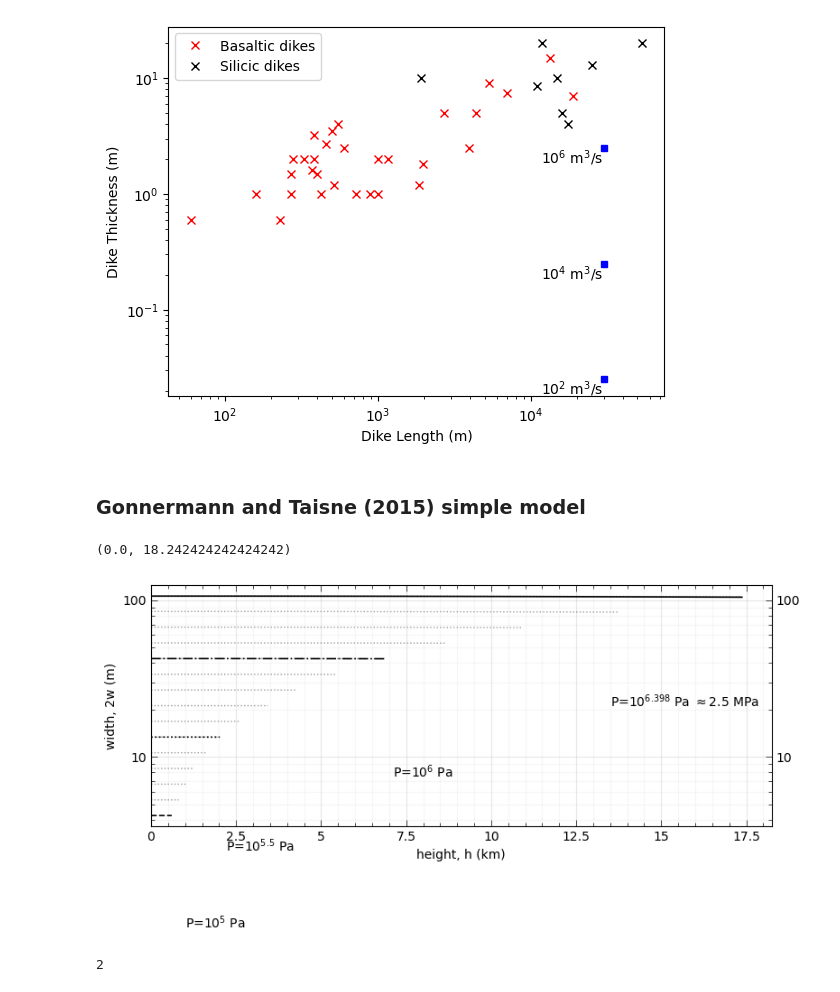
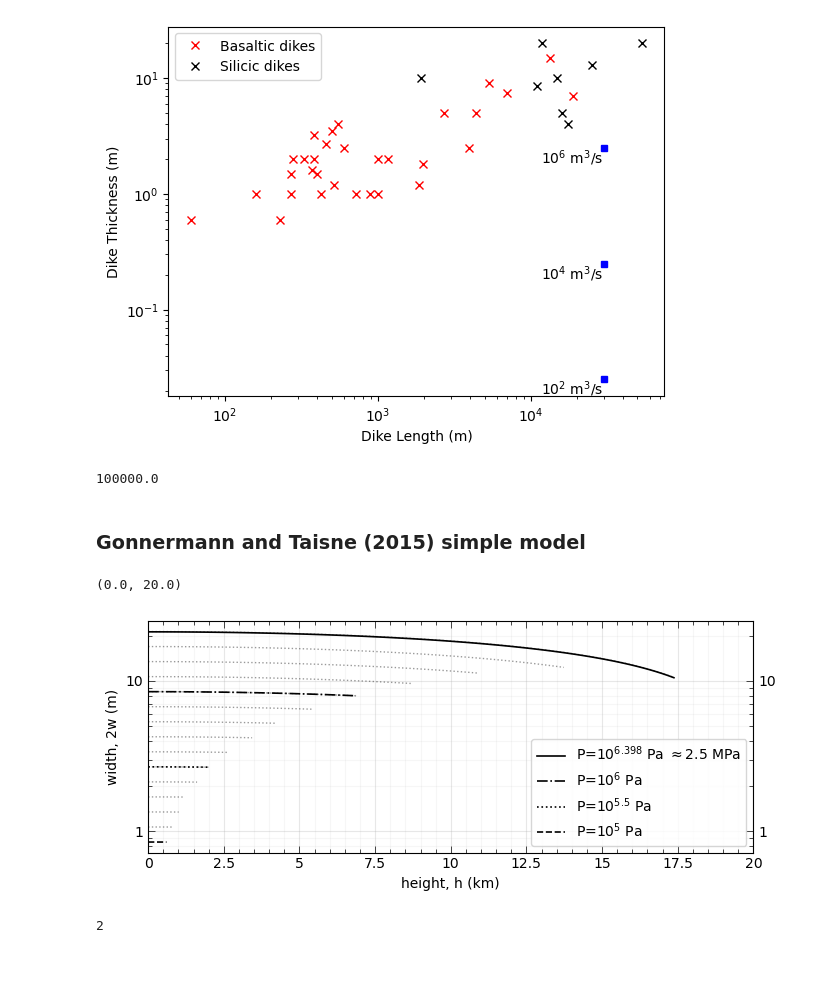
Before and after one commit to CottomR-et-al/Europa-ice-ocean-exchange, a Jupyter notebook: F25_Dikes_Europa.ipynb, the cells around one changed output. Saved outputs shown, nothing was run; the diff lists cells and outputs as text; code cells hidden in the pictures; blank space fills up the shorter version.

```diff
--- a/F25_Dikes_Europa.ipynb
+++ b/F25_Dikes_Europa.ipynb
@@ -517,47 +517,51 @@ plt.legend()
 # %%
 # time-to-fill
 # Since Q is in units of V/t (volume per time), we can find t with t = V/Q
+max_depth
+# %% [output]
+100000.0
 # %% [markdown]
 ### Gonnermann and Taisne (2015) simple model
 # %%
 ### Eq 10.6
 # showing dike width until stalling depth
 
-fig, ax = plt.subplots(layout='tight', figsize=(8,4))
+fig, ax = plt.subplots(layout='tight', figsize=(7,3))
 z = np.linspace(0, 20e3, 100)
+max_depth_20km = 20e3
 ax.set_prop_cycle(ls = ['solid','-.',"dotted","--"])
 for i, a in enumerate([np.log10(2.5*10**6), 6, 5.5, 5]):
     LNB = 10**a / (deltarho * g)
     lnb = z <= LNB
-    halfwidth = ((1-nu) * (10**a) / G) * (np.sqrt(max_depth**2 - z**2))
+    halfwidth = ((1-nu) * (10**a) / G) * (np.sqrt(max_depth_20km**2 - z**2))
     plt.semilogy(z[lnb]/1e3, 2*(halfwidth[lnb]), color='black', lw = 1.2, label=rf'P=10$^{{{a:.1f}}}$ Pa')
-    # plt.legend([rf'P=10$^{{{np.log10(2.5*10**6):.3f}}}$ Pa $\approx 2.5$ MPa', rf'P=10$^{6}$ Pa', rf'P=10$^{{5.5}}$ Pa', rf'P=10$^{5}$ Pa'], loc='lower right')
+    plt.legend([rf'P=10$^{{{np.log10(2.5*10**6):.3f}}}$ Pa $\approx 2.5$ MPa', rf'P=10$^{6}$ Pa', rf'P=10$^{{5.5}}$ Pa', rf'P=10$^{5}$ Pa'], loc='lower right')
 
 for i, a in enumerate(np.arange(5.1, 6.4, 0.1)):
     LNB = 10**a / (deltarho * g)
     lnb = z <= LNB
-    halfwidth = ((1-nu) * (10**a) / G) * (np.sqrt(max_depth**2 - z**2))
+    halfwidth = ((1-nu) * (10**a) / G) * (np.sqrt(max_depth_20km**2 - z**2))
     plt.semilogy(z[lnb]/1e3, 2*(halfwidth[lnb]), color='black', lw = 1, alpha = 0.4, ls = 'dotted', label=rf'10$^{{{a:.1f}}}$ Pa')
 
 ax = plt.gca()
 ax.minorticks_on()
-ax.text(13.5, 20, rf'P=10$^{{{np.log10(2.5*10**6):.3f}}}$ Pa $\approx 2.5$ MPa', fontsize=10, ha='left', va='bottom')
-ax.text(7.1, 7.2, rf'P=10$^{{6}}$ Pa', fontsize=10, ha='left', va='bottom')
-ax.text(2.2, 2.4, rf'P=10$^{{5.5}}$ Pa', fontsize=10, ha='left', va='bottom')
-ax.text(1, 0.78, rf'P=10$^{5}$ Pa', fontsize=10, ha='left', va='bottom')
+# ax.text(13.5, 50, rf'P=10$^{{{np.log10(2.5*10**6):.3f}}}$ Pa $\approx 2.5$ MPa', fontsize=10, ha='left', va='bottom')
+# ax.text(7.1, 7.2, rf'P=10$^{{6}}$ Pa', fontsize=10, ha='left', va='bottom')
+# ax.text(2.2, 2.4, rf'P=10$^{{5.5}}$ Pa', fontsize=10, ha='left', va='bottom')
+# ax.text(1, 0.78, rf'P=10$^{5}$ Pa', fontsize=10, ha='left', va='bottom')
 ax.xaxis.set_major_formatter(StrMethodFormatter('{x:g}'))
 ax.yaxis.set_major_formatter(StrMethodFormatter('{x:g}'))
 ax.tick_params(which='major', length=5, width=0.5, direction='in', top=True, right=True, labelright=True)
 ax.tick_params(which='minor', length=3, width=0.5, direction='in', top=True, right=True)
 ax.grid(which='major', alpha=0.3)
 ax.grid(which='minor', alpha=0.1)
 # labelLines(ax.get_lines(), align=True, fontsize=10)
 plt.ylabel('width, 2w (m)')
 plt.xlabel('height, h (km)')
-plt.xlim(left=0)
+plt.xlim(0, 20)
 # %% [output]
-(0.0, 18.242424242424242)
+(0.0, 20.0)
-[figure, old version]
+[figure, new version]
 # %%
 # Width from fluid pressure
 # Craft 2016, á la Pollard (1987) and Broberg (1999)
```
